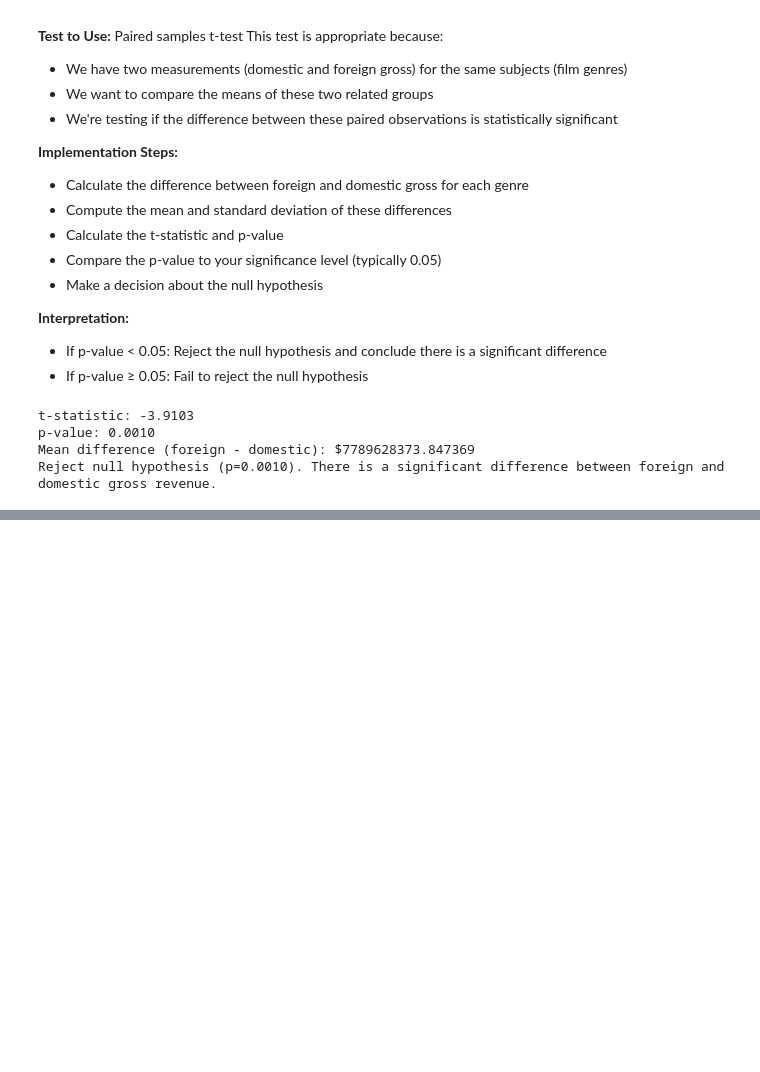
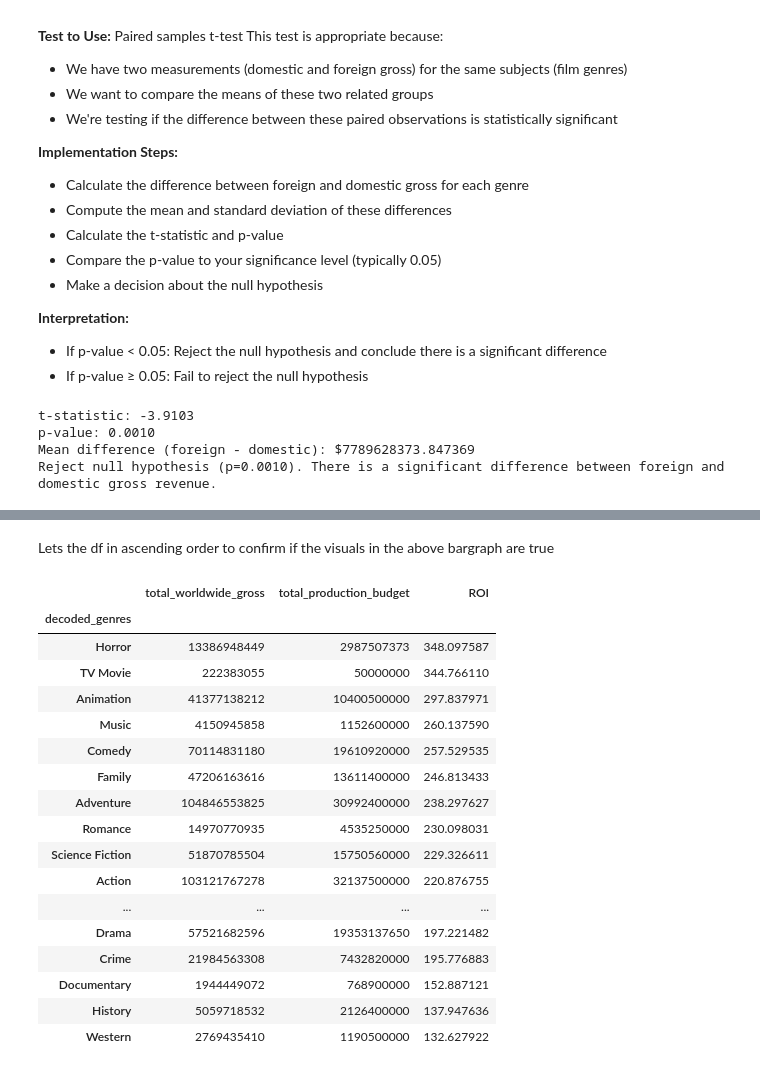
Before and after one commit to CollinsNyatundo/Film-Analysis, a Jupyter notebook: index.ipynb, the cells around one changed output, grey strips where cells are left out. Drawn from its saved outputs; the diff is of its cells as text; code cells hidden in the pictures; blank space fills up the shorter version.

```diff
--- a/index.ipynb
+++ b/index.ipynb
@@ -509,0 +535,23 @@ Reject null hypothesis (p=0.0010). There is a significant difference between for
+# %% [markdown]
+Lets the df in ascending order to confirm if the visuals in the above bargraph are true
+# %%
+top_roi_genres
+# %% [output]
+|  | total_worldwide_gross | total_production_budget | ROI |
+| decoded_genres |  |  |  |
+| Horror | 13386948449 | 2987507373 | 348.097587 |
+| TV Movie | 222383055 | 50000000 | 344.766110 |
+| Animation | 41377138212 | 10400500000 | 297.837971 |
+| Music | 4150945858 | 1152600000 | 260.137590 |
+| Comedy | 70114831180 | 19610920000 | 257.529535 |
+| Family | 47206163616 | 13611400000 | 246.813433 |
+| Adventure | 104846553825 | 30992400000 | 238.297627 |
+| Romance | 14970770935 | 4535250000 | 230.098031 |
+| Science Fiction | 51870785504 | 15750560000 | 229.326611 |
+| Action | 103121767278 | 32137500000 | 220.876755 |
+| ... | ... | ... | ... |
+| Drama | 57521682596 | 19353137650 | 197.221482 |
+| Crime | 21984563308 | 7432820000 | 195.776883 |
+| Documentary | 1944449072 | 768900000 | 152.887121 |
+| History | 5059718532 | 2126400000 | 137.947636 |
+| Western | 2769435410 | 1190500000 | 132.627922 |
```
Also changed, not shown: parts of 2 cells of this notebook, 1 other file.
